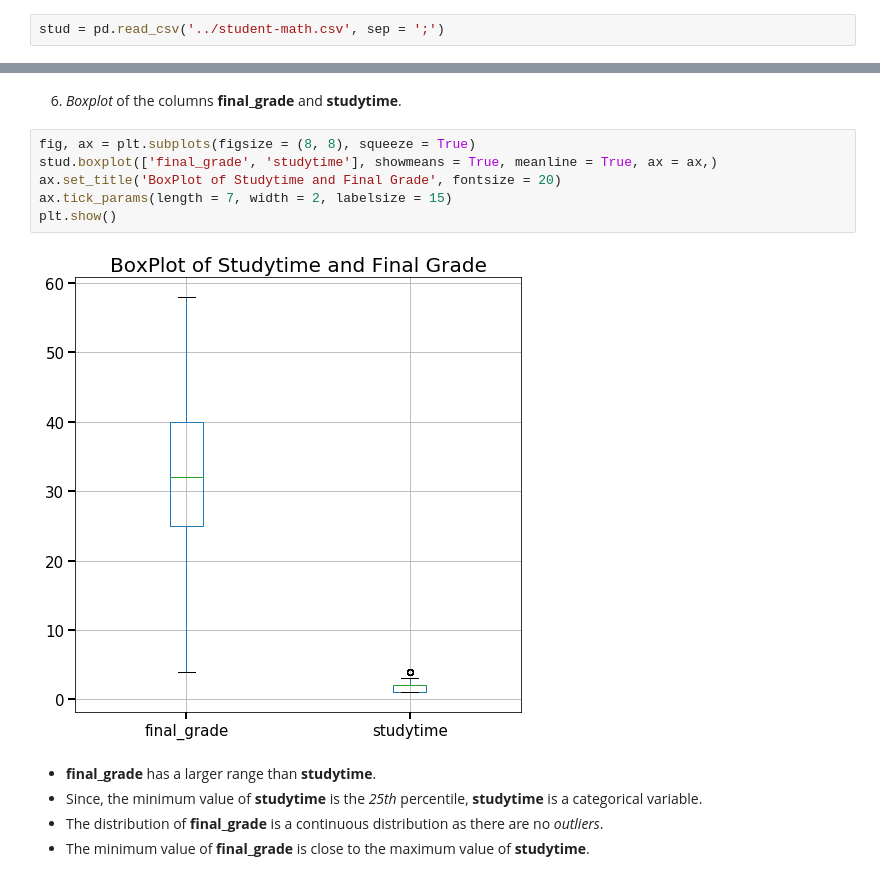
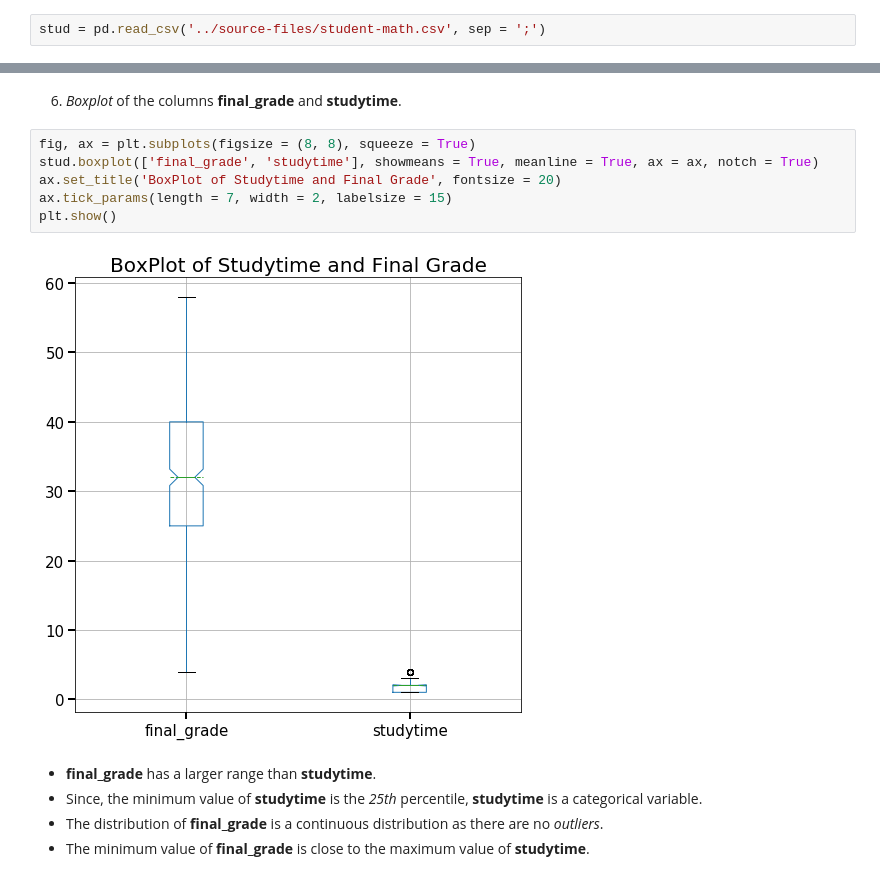
Before and after one commit to adityadash300/DS_ML_Task1, a Jupyter notebook: notebook/Solution.ipynb, the cells around one changed output, grey strips where cells are left out. Cells and saved outputs as stored; diff of their text form.

```diff
--- a/notebook/Solution.ipynb
+++ b/notebook/Solution.ipynb
@@ -12,7 +12,7 @@ import seaborn as sns
 # %% [markdown]
 1. The *student-math.csv* file containing the student information is imported here with the<br> with the numpy function `pandas.read_csv()`.<br> The dataframe created is **stud**.
 # %%
-stud = pd.read_csv('../student-math.csv', sep = ';')
+stud = pd.read_csv('../source-files/student-math.csv', sep = ';')
 # %%
 stud.head()
 # %% [output]
@@ -97,12 +97,12 @@ plt.show()
  6. *Boxplot* of the columns **final_grade** and **studytime**.
 # %%
 fig, ax = plt.subplots(figsize = (8, 8), squeeze = True)
-stud.boxplot(['final_grade', 'studytime'], showmeans = True, meanline = True, ax = ax,)
+stud.boxplot(['final_grade', 'studytime'], showmeans = True, meanline = True, ax = ax, notch = True)
 ax.set_title('BoxPlot of Studytime and Final Grade', fontsize = 20)
 ax.tick_params(length = 7, width = 2, labelsize = 15)
 plt.show()
 # %% [output]
-[figure, old version]
+[figure, new version]
 # %% [markdown]
 - **final_grade** has a larger range than **studytime**.
 - Since, the minimum value of **studytime** is the *25th* percentile, **studytime** is a categorical variable.
```
